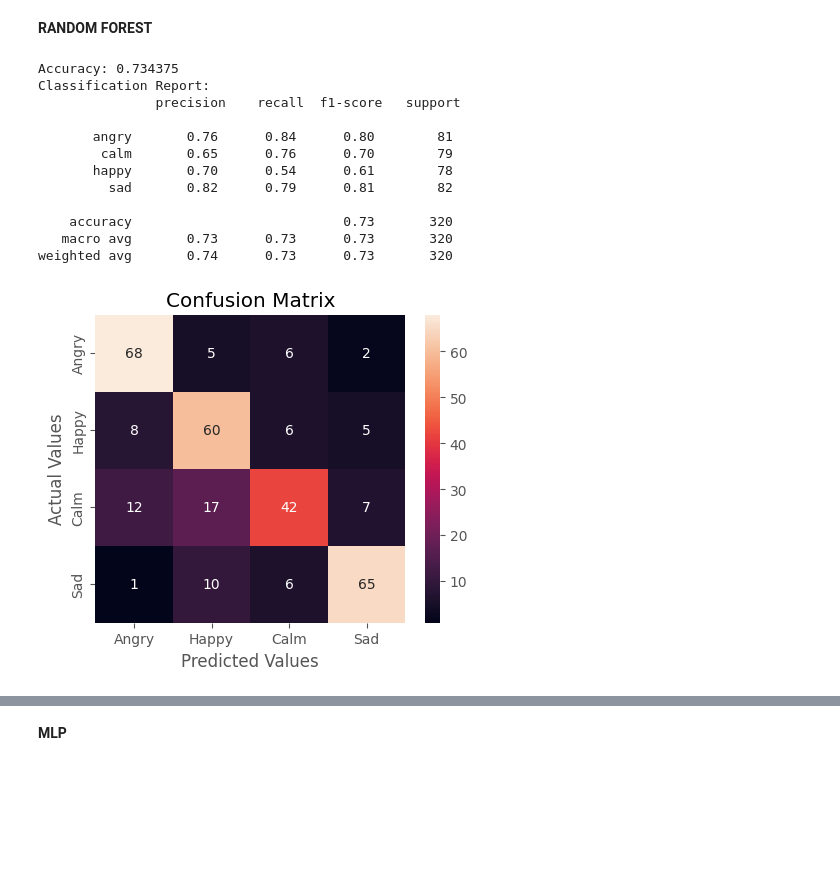
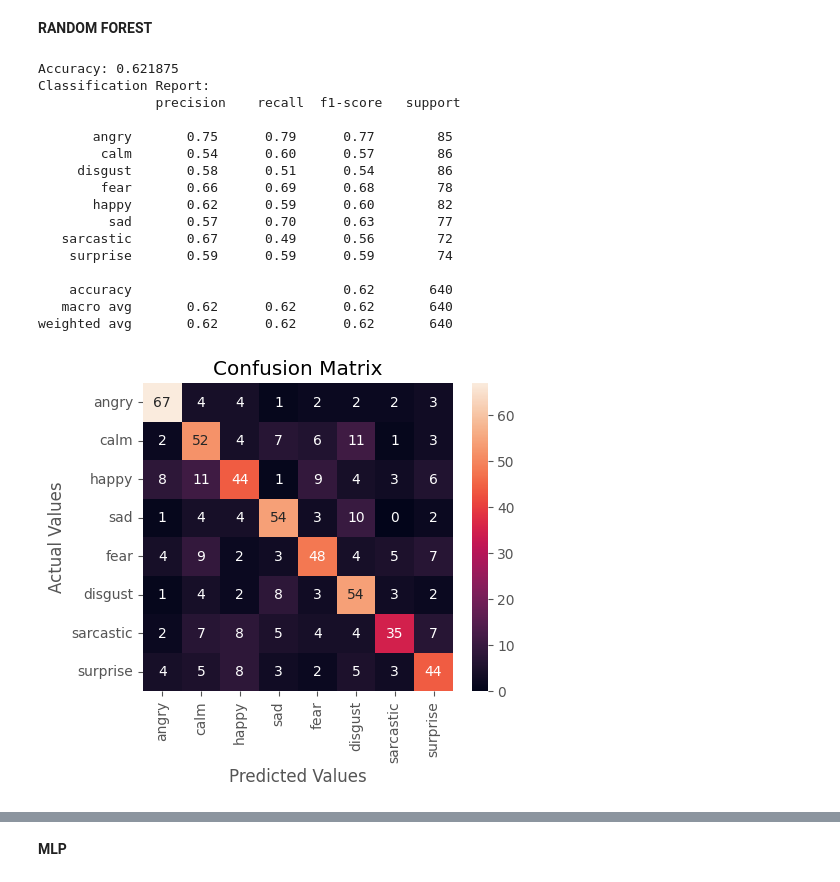
Before and after one commit to MrTejas/Emotion-preserving-SSMT, a Jupyter notebook: ESR/hindiser-5model.ipynb, the cells around one changed output, grey strips where cells are left out. Saved outputs shown, nothing was run; the diff lists cells and outputs as text; code cells hidden in the pictures; blank space fills up the shorter version.

```diff
--- a/ESR/hindiser-5model.ipynb
+++ b/ESR/hindiser-5model.ipynb
@@ -115,7 +115,11 @@ int2emotion_new = {
     "anger": "angry",
     "sad": "sad",
     "happy": "happy",
-    "neutral": "calm"
+    "neutral": "calm",
+    "fear": "fear",
+    "disgust": "disgust",
+    "sarcastic": "sarcastic",
+    "surprise": "surprise"
 }
 
 # we allow only these four emotions
@@ -428,43 +461,49 @@ import pandas as pd
 
 # Assuming X_train_new, y_train_new, X_test_new, and y_test_new are defined for the new dataset
 
 # Create RandomForestClassifier object
 classifier = RandomForestClassifier(n_estimators=100, random_state=0)
 
 # Fit the classifier with X_train_new and y_train_new data
 classifier.fit(X_train_new, y_train_new)
 
 # Predict on X_test_new
 predictions = classifier.predict(X_test_new)
 
 # Print accuracy and classification report
 print("Accuracy:", accuracy_score(y_true=y_test_new, y_pred=predictions))
 print("Classification Report:\n", classification_report(y_test_new, predictions))
 
 # Create and display the confusion matrix
-emotions = ["Angry", "Happy", "Calm", "Sad"]
+# emotions = ["Angry", "Happy", "Calm", "Sad"]
+emotions = ["angry", "calm", "happy", "sad", "fear", "disgust", "sarcastic", "surprise"]
+
 cm = confusion_matrix(y_test_new, predictions)
 cm_df = pd.DataFrame(cm, index=emotions, columns=emotions)
 plt.figure(figsize=(5, 4))
 sns.heatmap(cm_df, annot=True)
 plt.title('Confusion Matrix')
 plt.ylabel('Actual Values')
 plt.xlabel('Predicted Values')
 plt.show()
 # %% [output]
-Accuracy: 0.734375
+Accuracy: 0.621875
 Classification Report:
                precision    recall  f1-score   support
 
-       angry       0.76      0.84      0.80        81
-        calm       0.65      0.76      0.70        79
-       happy       0.70      0.54      0.61        78
-         sad       0.82      0.79      0.81        82
+       angry       0.75      0.79      0.77        85
+        calm       0.54      0.60      0.57        86
+     disgust       0.58      0.51      0.54        86
+        fear       0.66      0.69      0.68        78
+       happy       0.62      0.59      0.60        82
+         sad       0.57      0.70      0.63        77
+   sarcastic       0.67      0.49      0.56        72
+    surprise       0.59      0.59      0.59        74
 
-    accuracy                           0.73       320
-   macro avg       0.73      0.73      0.73       320
-weighted avg       0.74      0.73      0.73       320
+    accuracy                           0.62       640
+   macro avg       0.62      0.62      0.62       640
+weighted avg       0.62      0.62      0.62       640
-[figure, old version]
+[figure, new version]
 # %%
 from sklearn.ensemble import RandomForestClassifier
 from sklearn.metrics import accuracy_score, classification_report, confusion_matrix
```
Also changed, not shown: parts of 7 cells of this notebook.
